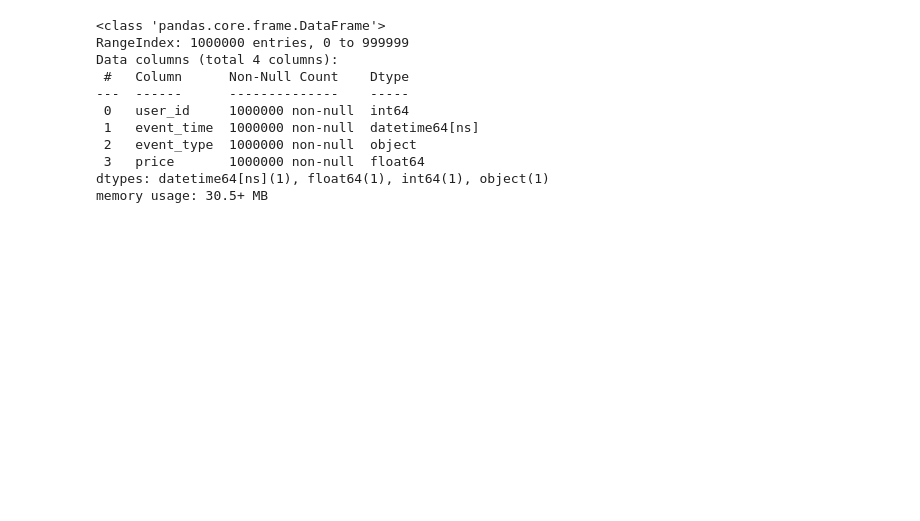
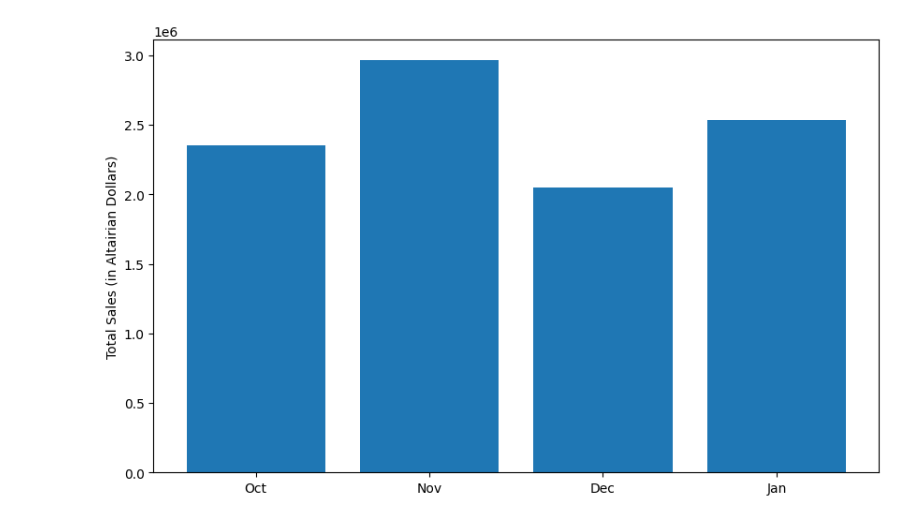
Before and after one commit to Atroooo/Piscine_DataScience, a Jupyter notebook: datascience_2/ex01/chart.ipynb, the cells around one changed output. Drawn from its saved outputs; the diff is of its cells as text; code cells hidden in the pictures; blank space fills up the shorter version.

```diff
--- a/datascience_2/ex01/chart.ipynb
+++ b/datascience_2/ex01/chart.ipynb
@@ -5,3 +9,13 @@ import matplotlib.pyplot as plt
 # %%
 engine = sqlalchemy.create_engine(
             "postgresql://lcompieg:mysecretpassword@localhost:5432/piscineds")
+# %%
+data = pd.read_sql_query('SELECT event_time \
+                        FROM customers WHERE event_type = \'purchase\';', con=engine)
+# %%
+purchased_count = defaultdict(int)
+
+for event_time in data['event_time']:
+    year, month, day = event_time.year, event_time.month, event_time.day
+    date = datetime(year, month, day).strftime('%Y-%m-%d')
+    purchased_count[date] += 1
@@ -8 +37,21 @@ engine = sqlalchemy.create_engine(
+# %%
+data1 = pd.read_sql_query('SELECT event_time, price \
+                        FROM customers WHERE event_type = \'purchase\';', con=engine)
+# %%
+monthly_sales = defaultdict(float)
+
+for event_time, price in data1.values:
+    year, month, day = event_time.year, event_time.month, event_time.day
+    date = datetime(year, month, 1).strftime('%b')
+    monthly_sales[date] += price
+# %%
+months = ['Oct', 'Nov', 'Dec', 'Jan']
+sales = [monthly_sales[month] * 0.8 for month in months]
+
+plt.figure(figsize=(10, 6))
+plt.bar(months, sales)
+plt.ylabel("Total Sales (in Altairian Dollars)")
+plt.show()
+# %% [output]
+[figure, added]
 # %%
@@ -11,14 +59,0 @@ data = pd.read_sql_query('SELECT user_id, event_time, event_type, price \
-# %%
-data.info()
-# %% [output]
-<class 'pandas.core.frame.DataFrame'>
-RangeIndex: 1000000 entries, 0 to 999999
-Data columns (total 4 columns):
- #   Column      Non-Null Count    Dtype
----  ------      --------------    -----
- 0   user_id     1000000 non-null  int64
- 1   event_time  1000000 non-null  datetime64[ns]
- 2   event_type  1000000 non-null  object
- 3   price       1000000 non-null  float64
-dtypes: datetime64[ns](1), float64(1), int64(1), object(1)
-memory usage: 30.5+ MB
```
Also changed, not shown: parts of 6 cells of this notebook, 2 other files.
